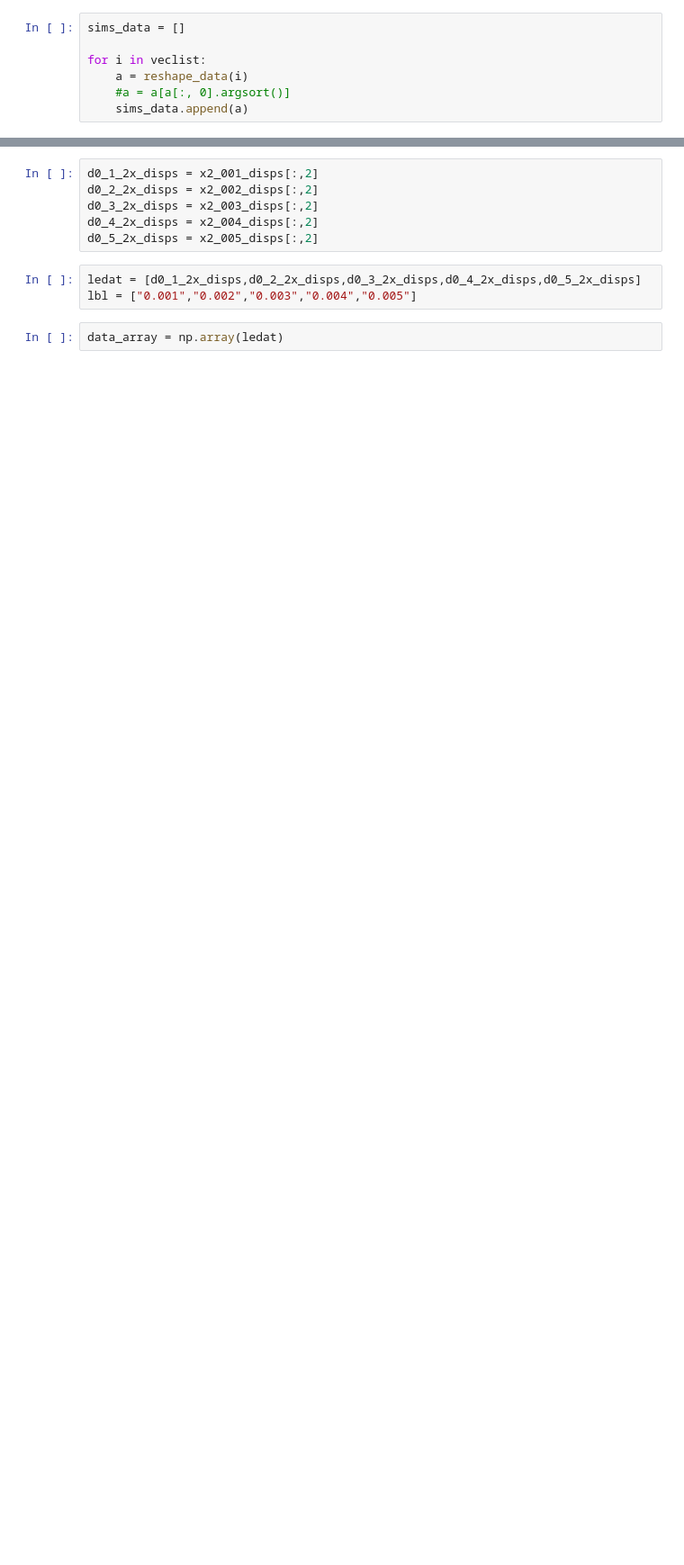
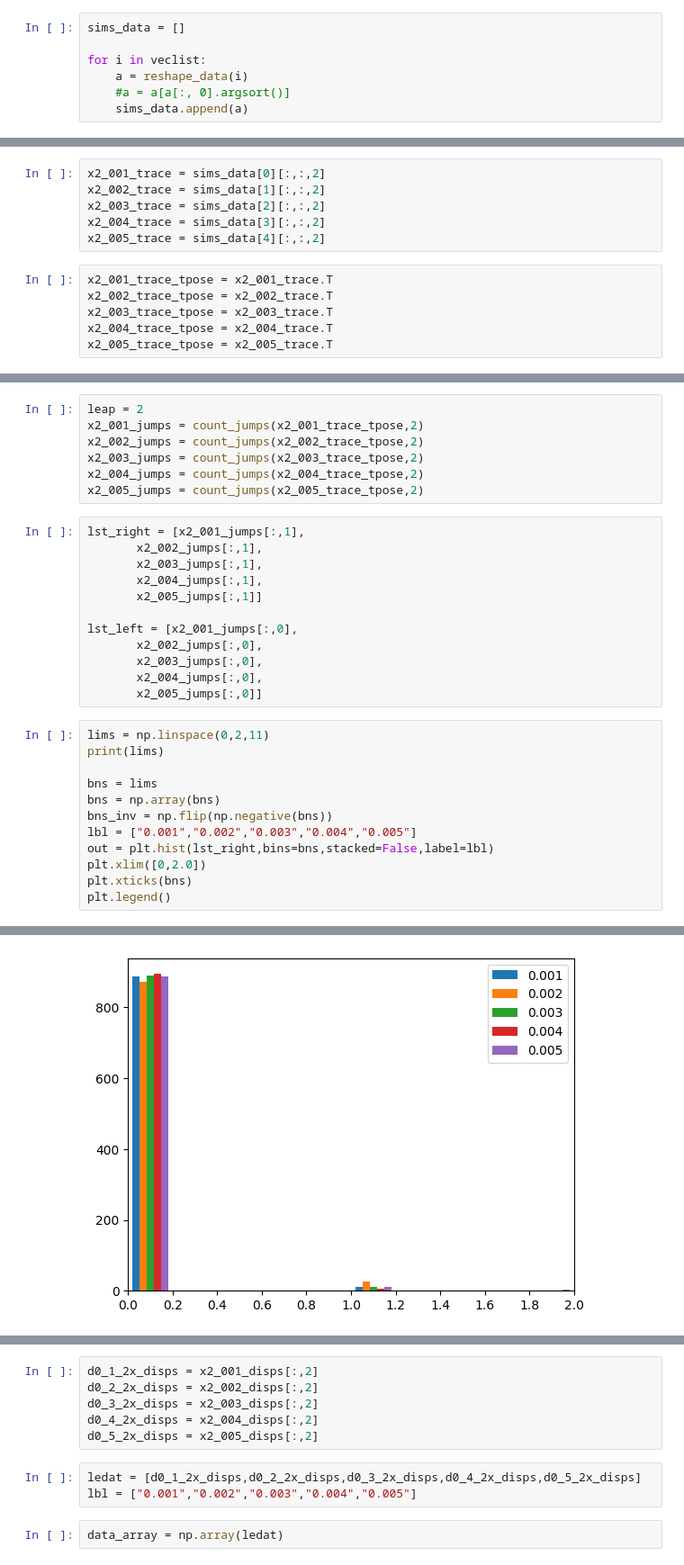
Before and after one commit to Ata-gith/Ata-gith, a Jupyter notebook: dispanalyze.ipynb, the cells around one changed output, grey strips where cells are left out. Shown: that part at 90% size. Cells and saved outputs as stored; diff of their text form; blank space fills up the shorter version.

```diff
--- a/dispanalyze.ipynb
+++ b/dispanalyze.ipynb
@@ -85,0 +71,12 @@ print(x2_001_disps[:,2])
+# %%
+x2_001_trace = sims_data[0][:,:,2]
+x2_002_trace = sims_data[1][:,:,2]
+x2_003_trace = sims_data[2][:,:,2]
+x2_004_trace = sims_data[3][:,:,2]
+x2_005_trace = sims_data[4][:,:,2]
+# %%
+x2_001_trace_tpose = x2_001_trace.T
+x2_002_trace_tpose = x2_002_trace.T
+x2_003_trace_tpose = x2_003_trace.T
+x2_004_trace_tpose = x2_004_trace.T
+x2_005_trace_tpose = x2_005_trace.T
@@ -85,0 +101,32 @@ print(x2_001_disps[:,2])
+# %%
+leap = 2
+x2_001_jumps = count_jumps(x2_001_trace_tpose,2)
+x2_002_jumps = count_jumps(x2_002_trace_tpose,2)
+x2_003_jumps = count_jumps(x2_003_trace_tpose,2)
+x2_004_jumps = count_jumps(x2_004_trace_tpose,2)
+x2_005_jumps = count_jumps(x2_005_trace_tpose,2)
+# %%
+lst_right = [x2_001_jumps[:,1],
+       x2_002_jumps[:,1],
+       x2_003_jumps[:,1],
+       x2_004_jumps[:,1],
+       x2_005_jumps[:,1]]
+
+lst_left = [x2_001_jumps[:,0],
+       x2_002_jumps[:,0],
+       x2_003_jumps[:,0],
+       x2_004_jumps[:,0],
+       x2_005_jumps[:,0]]
+# %%
+lims = np.linspace(0,2,11)
+print(lims)
+
+bns = lims
+bns = np.array(bns)
+bns_inv = np.flip(np.negative(bns))
+lbl = ["0.001","0.002","0.003","0.004","0.005"]
+out = plt.hist(lst_right,bins=bns,stacked=False,label=lbl)
+plt.xlim([0,2.0])
+plt.xticks(bns)
+plt.legend()
+# %% [output]
@@ -85,0 +135 @@ print(x2_001_disps[:,2])
+[figure, added]
```
Also changed, not shown: parts of 22 cells of this notebook.
